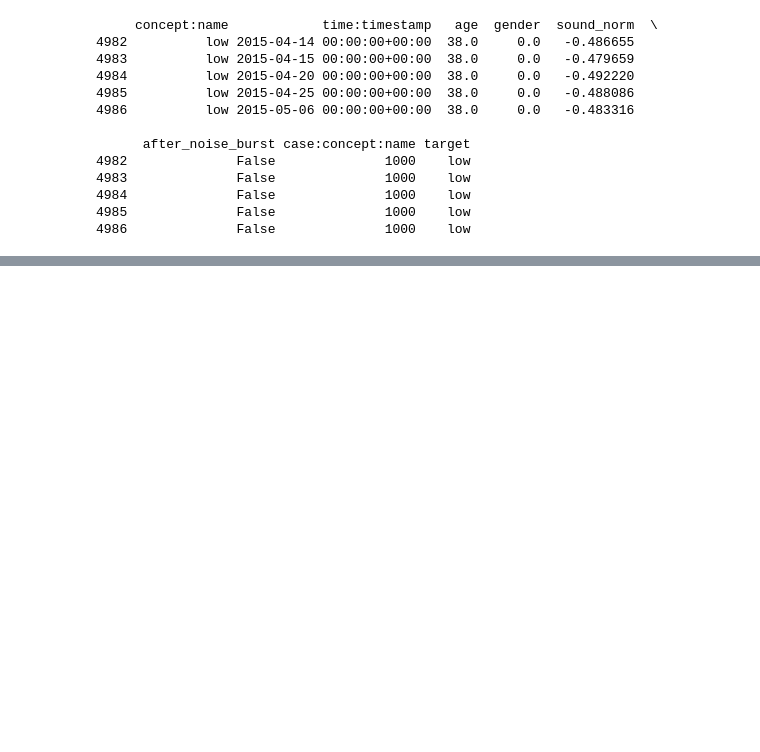
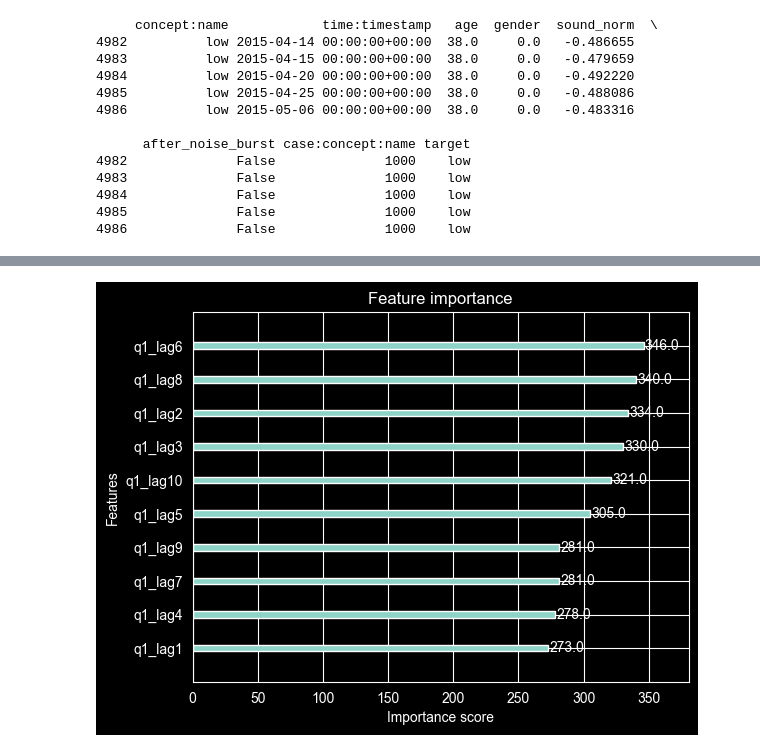
Before and after one commit to berielias-cpu/MasterArbeit, a Jupyter notebook: Masterarbeit/03_Prognose.ipynb, the cells around one changed output, grey strips where cells are left out. Drawn from its saved outputs; the diff is of its cells as text; code cells hidden in the pictures; blank space fills up the shorter version.

```diff
--- a/Masterarbeit/03_Prognose.ipynb
+++ b/Masterarbeit/03_Prognose.ipynb
@@ -45,0 +48,12 @@ print(df_final.head())
+# %%
+# Bibliotheken laden
+import pandas as pd
+import pm4py
+from xgboost import XGBClassifier
+from sklearn.metrics import classification_report, roc_auc_score, confusion_matrix
+import matplotlib.pyplot as plt
+from xgboost import plot_importance
+
+# Daten laden
+df = pd.read_csv('/Users/elias/Desktop/Uni/4. Semester : Masterarbeit/2026-04-27 df_event.csv')
+df['time:timestamp'] = pd.to_datetime(df['time:timestamp'])
@@ -45,0 +130,26 @@ print(df_final.head())
+# %%
+# Modell trainieren V1
+
+from xgboost import XGBClassifier
+from sklearn.metrics import classification_report, roc_auc_score
+
+# 1. Initialisierung
+# scale_pos_weight hilft, falls die Klassen (Tinnitus vs. kein Tinnitus) ungleich verteilt sind
+model = XGBClassifier(
+    n_estimators=100,
+    learning_rate=0.1,
+    max_depth=5,
+    eval_metric='logloss'
+)
+
+# 2. Training
+model.fit(X_train, y_train)
+
+# 3. Vorhersage auf dem Testset (die letzten Datenpunkte der User)
+y_pred = model.predict(X_test)
+y_proba = model.predict_proba(X_test)[:, 1] # Wahrscheinlichkeiten für Klasse 1
+
+# 4. Evaluation
+print("Klassifikationsbericht:")
+print(classification_report(y_test, y_pred))
+print(f"\nROC-AUC Score: {roc_auc_score(y_test, y_proba):.4f}")
@@ -45,0 +251,9 @@ print(df_final.head())
+# %%
+# schauen, was XGBoost genau gemacht hat
+import matplotlib.pyplot as plt
+from xgboost import plot_importance
+
+plot_importance(model, max_num_features=10)
+plt.show()
+# %% [output]
+[figure, added]
```
Also changed, not shown: parts of 9 cells of this notebook, 1 other file.
